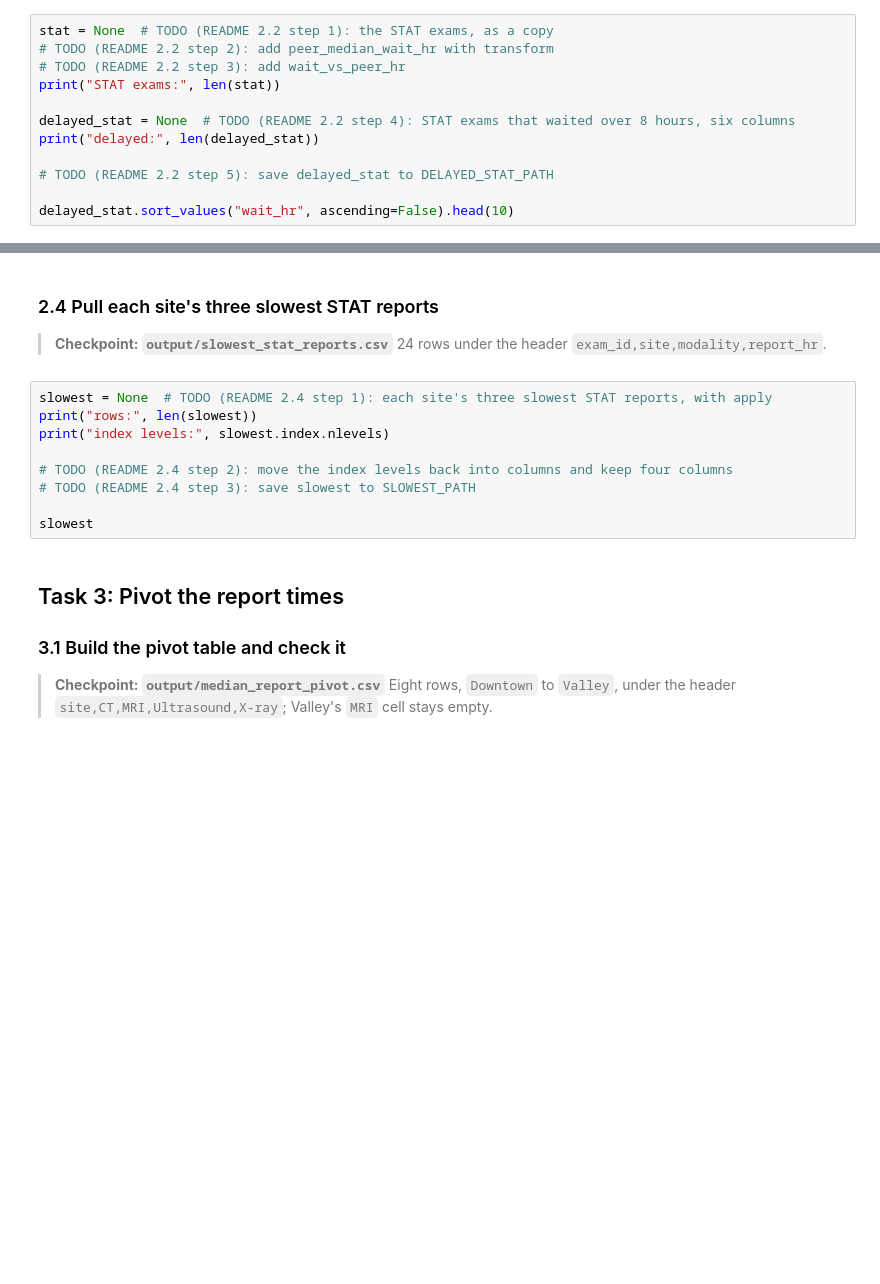
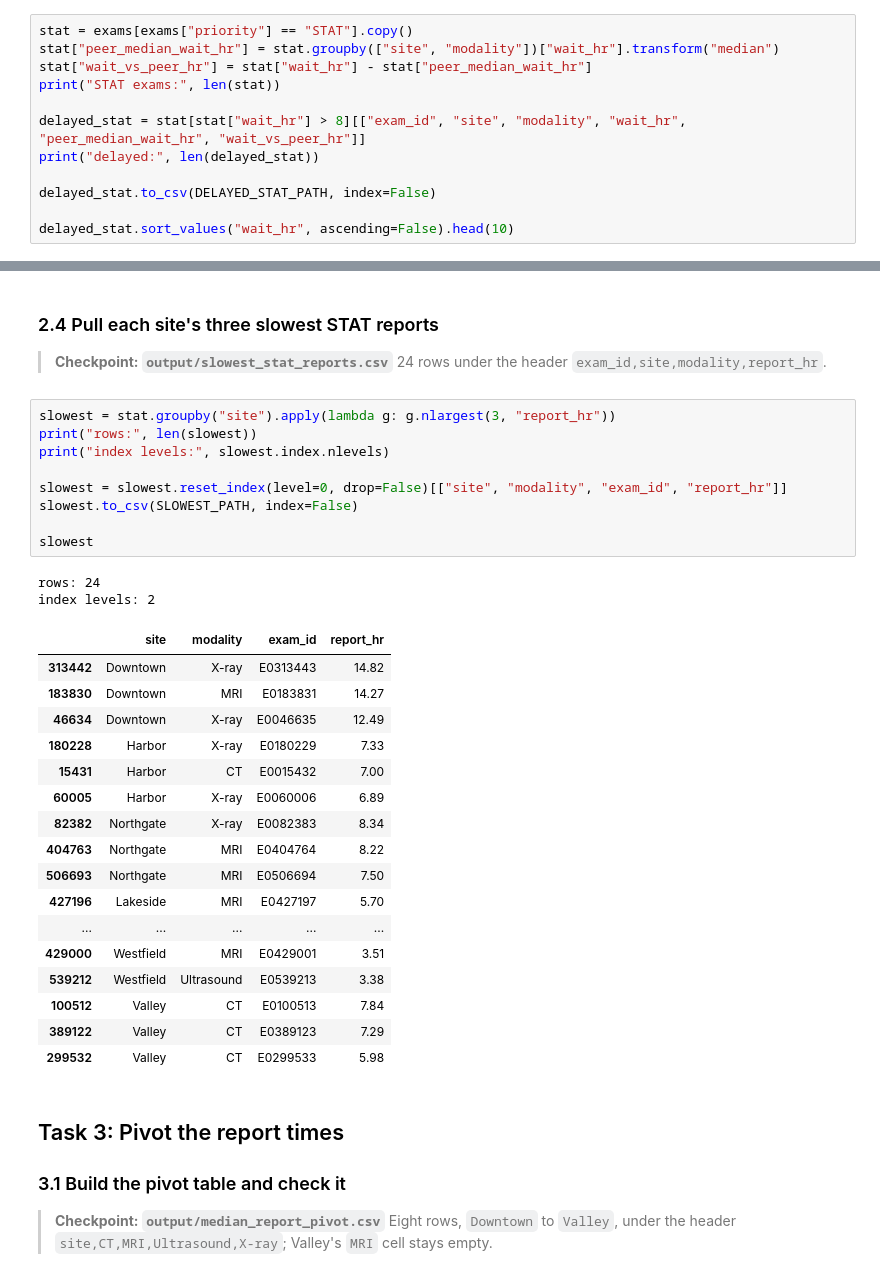
Before and after one commit to Mattold/ds217-26f-08, a Jupyter notebook: assignment.ipynb, the cells around one changed output, grey strips where cells are left out. Cells and saved outputs as stored; diff of their text form; blank space fills up the shorter version.

```diff
--- a/assignment.ipynb
+++ b/assignment.ipynb
@@ -124,14 +227,14 @@ site_modality
 > **Checkpoint: `output/delayed_stat_exams.csv`**
 > 190 rows under the header `exam_id,site,modality,wait_hr,peer_median_wait_hr,wait_vs_peer_hr`.
 # %%
-stat = None  # TODO (README 2.2 step 1): the STAT exams, as a copy
-# TODO (README 2.2 step 2): add peer_median_wait_hr with transform
-# TODO (README 2.2 step 3): add wait_vs_peer_hr
+stat = exams[exams["priority"] == "STAT"].copy()
+stat["peer_median_wait_hr"] = stat.groupby(["site", "modality"])["wait_hr"].transform("median")
+stat["wait_vs_peer_hr"] = stat["wait_hr"] - stat["peer_median_wait_hr"]
 print("STAT exams:", len(stat))
 
-delayed_stat = None  # TODO (README 2.2 step 4): STAT exams that waited over 8 hours, six columns
+delayed_stat = stat[stat["wait_hr"] > 8][["exam_id", "site", "modality", "wait_hr", "peer_median_wait_hr", "wait_vs_peer_hr"]]
 print("delayed:", len(delayed_stat))
 
-# TODO (README 2.2 step 5): save delayed_stat to DELAYED_STAT_PATH
+delayed_stat.to_csv(DELAYED_STAT_PATH, index=False)
 
 delayed_stat.sort_values("wait_hr", ascending=False).head(10)
@@ -162,14 +290,34 @@ dose_review.head()
 > **Checkpoint: `output/slowest_stat_reports.csv`**
 > 24 rows under the header `exam_id,site,modality,report_hr`.
 # %%
-slowest = None  # TODO (README 2.4 step 1): each site's three slowest STAT reports, with apply
+slowest = stat.groupby("site").apply(lambda g: g.nlargest(3, "report_hr"))
 print("rows:", len(slowest))
 print("index levels:", slowest.index.nlevels)
 
-# TODO (README 2.4 step 2): move the index levels back into columns and keep four columns
-# TODO (README 2.4 step 3): save slowest to SLOWEST_PATH
+slowest = slowest.reset_index(level=0, drop=False)[["site", "modality", "exam_id", "report_hr"]]
+slowest.to_csv(SLOWEST_PATH, index=False)
 
 slowest
+# %% [output]
+rows: 24
+index levels: 2
+|  | site | modality | exam_id | report_hr |
+| 313442 | Downtown | X-ray | E0313443 | 14.82 |
+| 183830 | Downtown | MRI | E0183831 | 14.27 |
+| 46634 | Downtown | X-ray | E0046635 | 12.49 |
+| 180228 | Harbor | X-ray | E0180229 | 7.33 |
+| 15431 | Harbor | CT | E0015432 | 7.00 |
+| 60005 | Harbor | X-ray | E0060006 | 6.89 |
+| 82382 | Northgate | X-ray | E0082383 | 8.34 |
+| 404763 | Northgate | MRI | E0404764 | 8.22 |
+| 506693 | Northgate | MRI | E0506694 | 7.50 |
+| 427196 | Lakeside | MRI | E0427197 | 5.70 |
+| ... | ... | ... | ... | ... |
+| 429000 | Westfield | MRI | E0429001 | 3.51 |
+| 539212 | Westfield | Ultrasound | E0539213 | 3.38 |
+| 100512 | Valley | CT | E0100513 | 7.84 |
+| 389122 | Valley | CT | E0389123 | 7.29 |
+| 299532 | Valley | CT | E0299533 | 5.98 |
 # %% [markdown]
 ## Task 3: Pivot the report times
 
```
Also changed, not shown: parts of 13 cells of this notebook.
